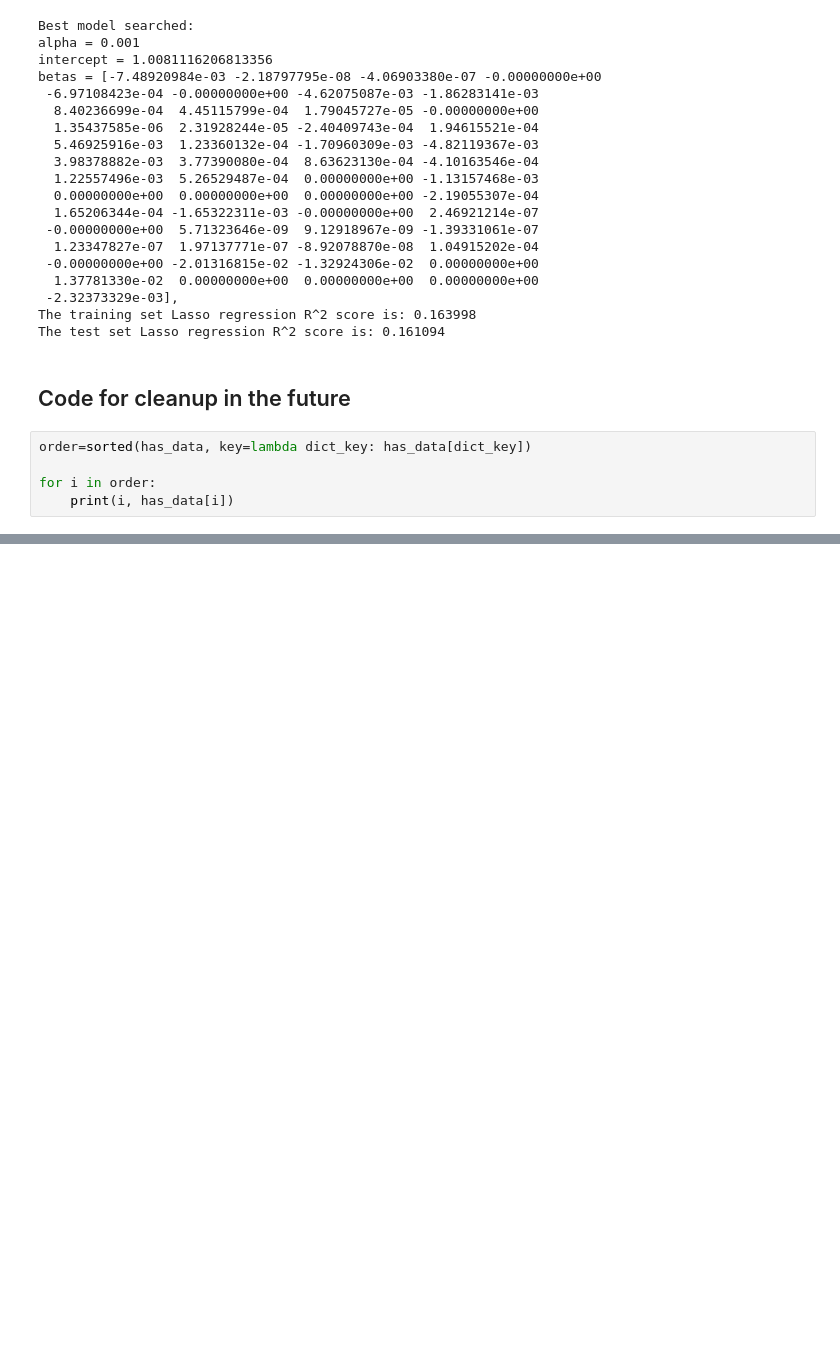
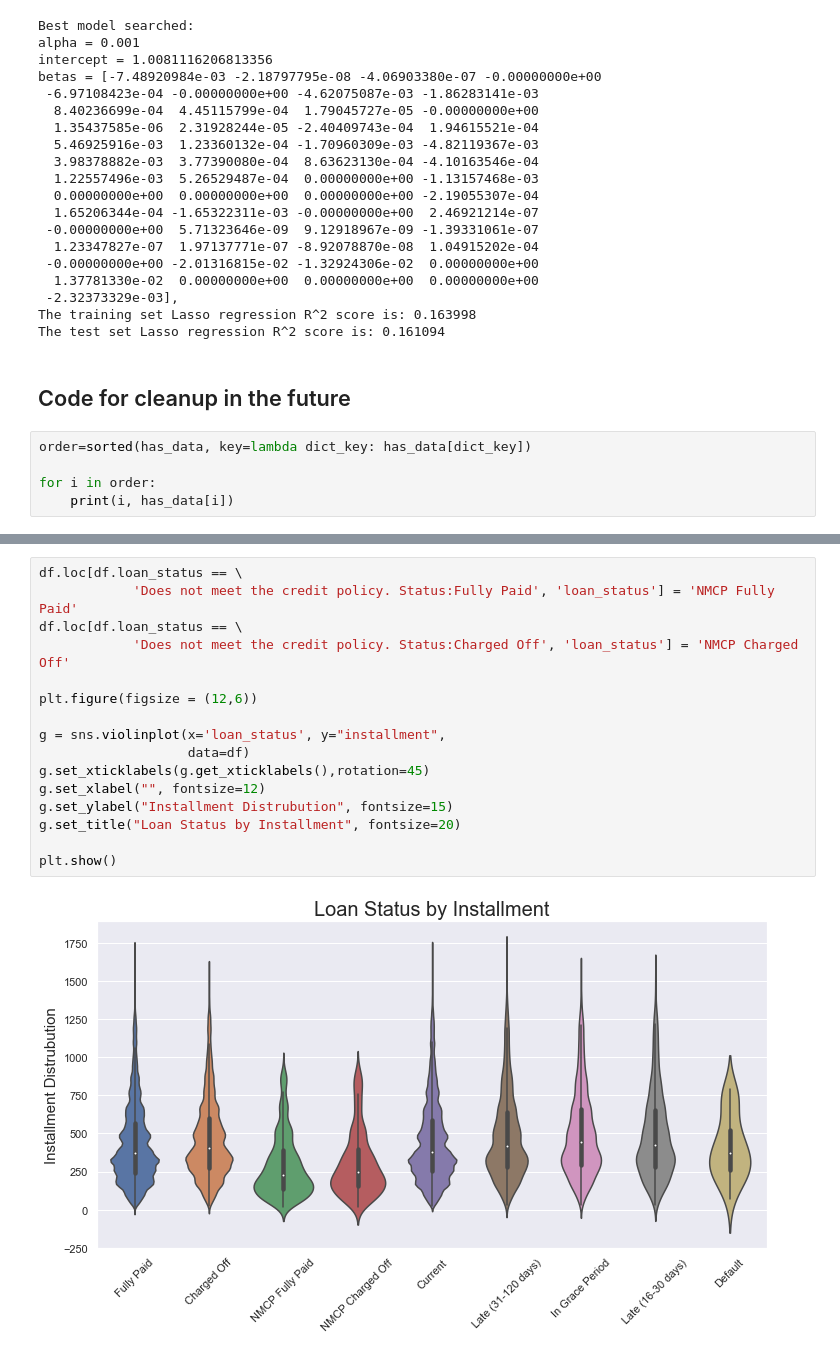
Before and after one commit to Polkaguy/Final-Project, a Jupyter notebook: Primary Notbook.ipynb, the cells around one changed output, grey strips where cells are left out. Cells and saved outputs as stored; diff of their text form; blank space fills up the shorter version.

```diff
--- a/Primary Notbook.ipynb
+++ b/Primary Notbook.ipynb
@@ -535,0 +712,18 @@ for i in order:
+# %%
+df.loc[df.loan_status == \
+            'Does not meet the credit policy. Status:Fully Paid', 'loan_status'] = 'NMCP Fully Paid'
+df.loc[df.loan_status == \
+            'Does not meet the credit policy. Status:Charged Off', 'loan_status'] = 'NMCP Charged Off'
+
+plt.figure(figsize = (12,6))
+
+g = sns.violinplot(x='loan_status', y="installment",
+                   data=df)
+g.set_xticklabels(g.get_xticklabels(),rotation=45)
+g.set_xlabel("", fontsize=12)
+g.set_ylabel("Installment Distrubution", fontsize=15)
+g.set_title("Loan Status by Installment", fontsize=20)
+
+plt.show()
+# %% [output]
+[figure, added]
```
Also changed, not shown: parts of 13 cells of this notebook.
